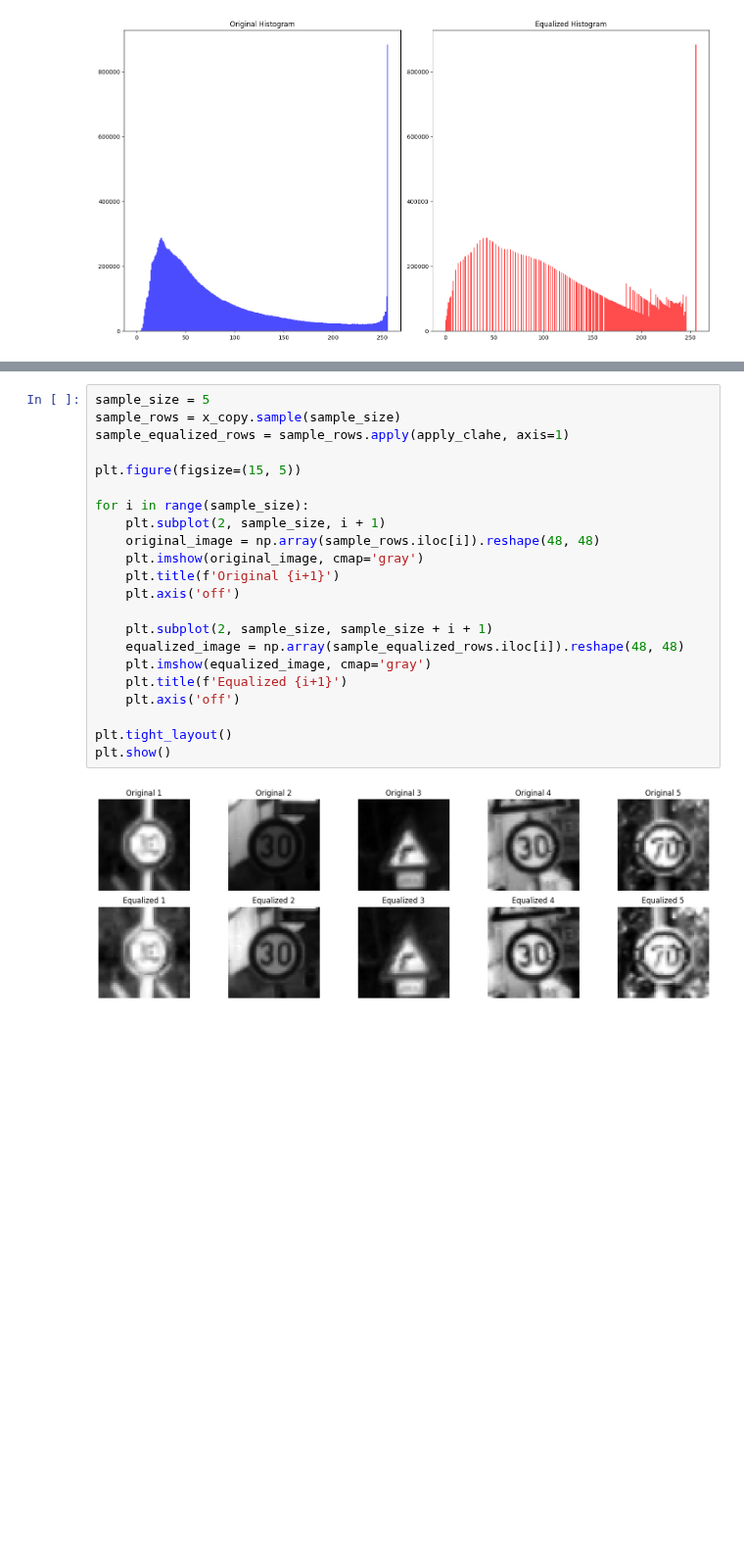
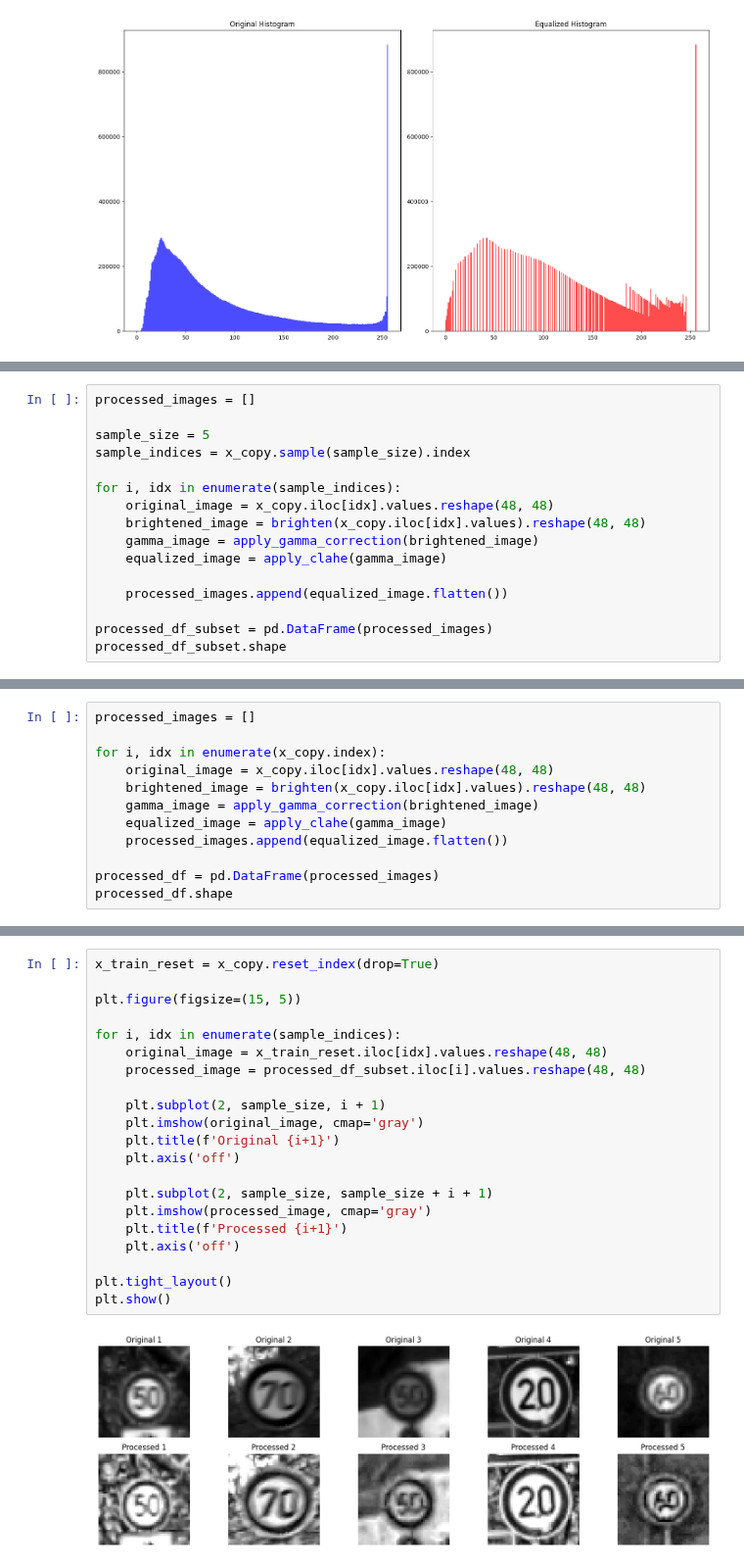
Before and after one commit to Suhail270/DMML, a Jupyter notebook: Coursework/Part 1/testing.ipynb, the cells around one changed output, grey strips where cells are left out. Shown at 98% size. Drawn from its saved outputs; the diff is of its cells as text; blank space fills up the shorter version.

```diff
--- a/Coursework/Part 1/testing.ipynb
+++ b/Coursework/Part 1/testing.ipynb
@@ -113,0 +162,16 @@ df_equalized = x_copy.apply(apply_clahe, axis=1)
+# %%
+processed_images = []
+
+sample_size = 5
+sample_indices = x_copy.sample(sample_size).index
+
+for i, idx in enumerate(sample_indices):
+    original_image = x_copy.iloc[idx].values.reshape(48, 48)
+    brightened_image = brighten(x_copy.iloc[idx].values).reshape(48, 48)
+    gamma_image = apply_gamma_correction(brightened_image)
+    equalized_image = apply_clahe(gamma_image)
+
+    processed_images.append(equalized_image.flatten())
+
+processed_df_subset = pd.DataFrame(processed_images)
+processed_df_subset.shape
@@ -113,0 +180,12 @@ df_equalized = x_copy.apply(apply_clahe, axis=1)
+# %%
+processed_images = []
+
+for i, idx in enumerate(x_copy.index):
+    original_image = x_copy.iloc[idx].values.reshape(48, 48)
+    brightened_image = brighten(x_copy.iloc[idx].values).reshape(48, 48)
+    gamma_image = apply_gamma_correction(brightened_image)
+    equalized_image = apply_clahe(gamma_image)
+    processed_images.append(equalized_image.flatten())
+
+processed_df = pd.DataFrame(processed_images)
+processed_df.shape
@@ -114,25 +202,24 @@ df_equalized = x_copy.apply(apply_clahe, axis=1)
 # %%
-sample_size = 5
-sample_rows = x_copy.sample(sample_size)
-sample_equalized_rows = sample_rows.apply(apply_clahe, axis=1)
+x_train_reset = x_copy.reset_index(drop=True)
 
 plt.figure(figsize=(15, 5))
 
-for i in range(sample_size):
+for i, idx in enumerate(sample_indices):
+    original_image = x_train_reset.iloc[idx].values.reshape(48, 48)
+    processed_image = processed_df_subset.iloc[i].values.reshape(48, 48)
+
     plt.subplot(2, sample_size, i + 1)
-    original_image = np.array(sample_rows.iloc[i]).reshape(48, 48)
     plt.imshow(original_image, cmap='gray')
     plt.title(f'Original {i+1}')
     plt.axis('off')
 
     plt.subplot(2, sample_size, sample_size + i + 1)
-    equalized_image = np.array(sample_equalized_rows.iloc[i]).reshape(48, 48)
-    plt.imshow(equalized_image, cmap='gray')
-    plt.title(f'Equalized {i+1}')
+    plt.imshow(processed_image, cmap='gray')
+    plt.title(f'Processed {i+1}')
     plt.axis('off')
 
 plt.tight_layout()
 plt.show()
 # %% [output]
-[figure, old version]
+[figure, new version]
 # %%
```
Also changed, not shown: parts of 27 cells of this notebook, 1 other file.
